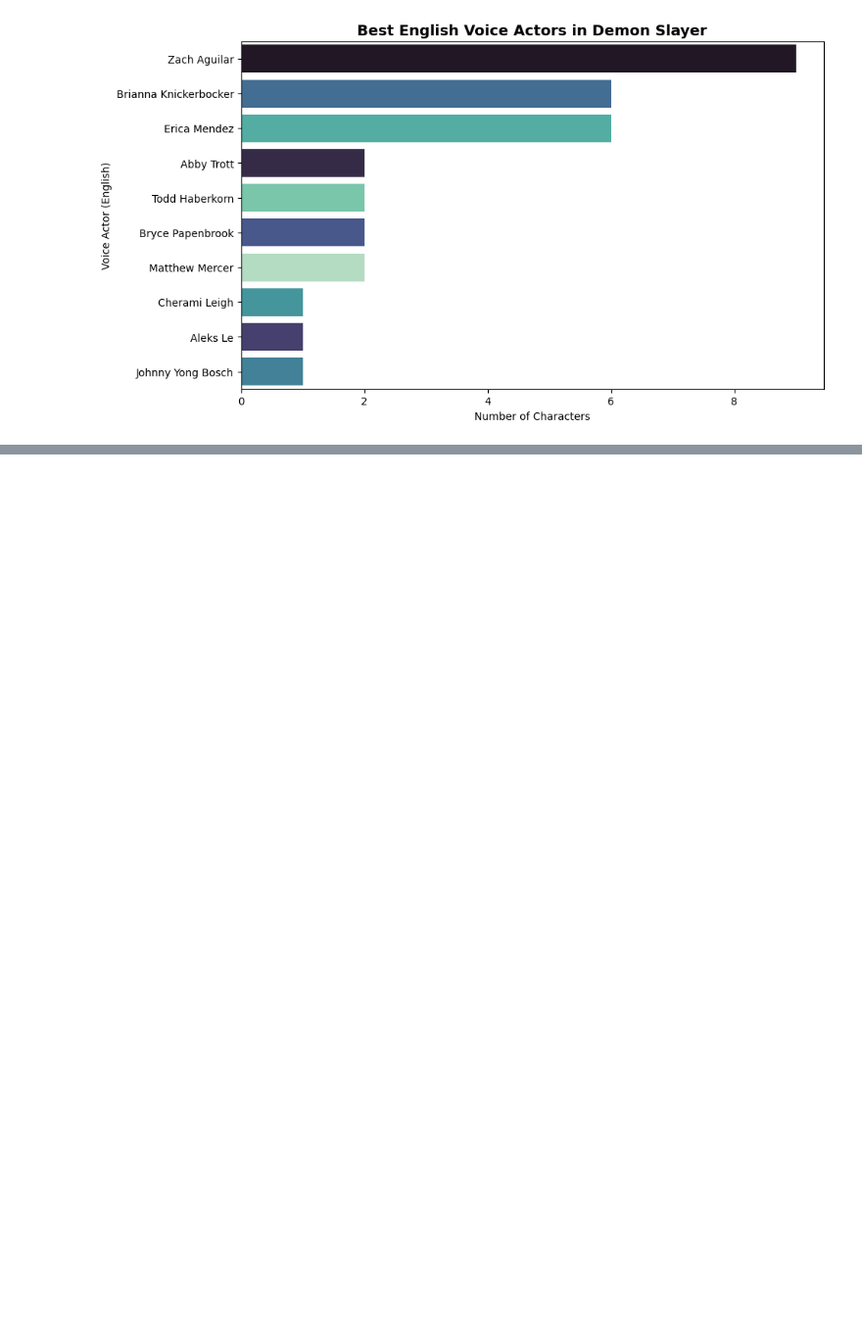
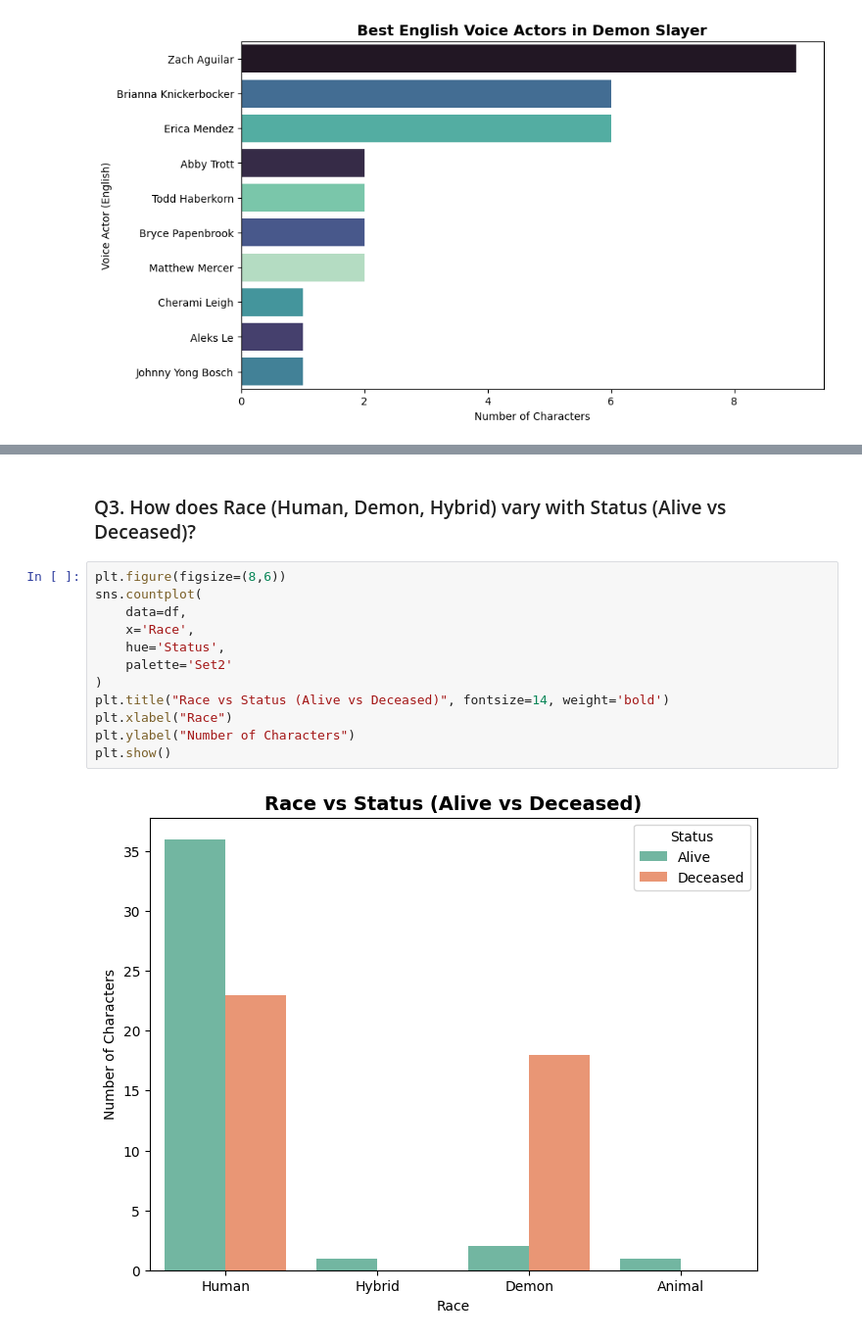
Before and after one commit to lukhi-laksh/Kaggle-Notebooks, a Jupyter notebook: Demon_Slayer_Character_Analysis.ipynb, the cells around one changed output, grey strips where cells are left out. Shown: that part at 98% size. Drawn from its saved outputs; the diff is of its cells as text; blank space fills up the shorter version.

```diff
--- a/Demon_Slayer_Character_Analysis.ipynb
+++ b/Demon_Slayer_Character_Analysis.ipynb
@@ -245,0 +284,16 @@ plt.show()
+# %% [markdown]
+### Q3. How does Race (Human, Demon, Hybrid) vary with Status (Alive vs Deceased)?
+# %%
+plt.figure(figsize=(8,6))
+sns.countplot(
+    data=df,
+    x='Race',
+    hue='Status',
+    palette='Set2'
+)
+plt.title("Race vs Status (Alive vs Deceased)", fontsize=14, weight='bold')
+plt.xlabel("Race")
+plt.ylabel("Number of Characters")
+plt.show()
+# %% [output]
+[figure, added]
```
Also changed, not shown: parts of 10 cells of this notebook.
